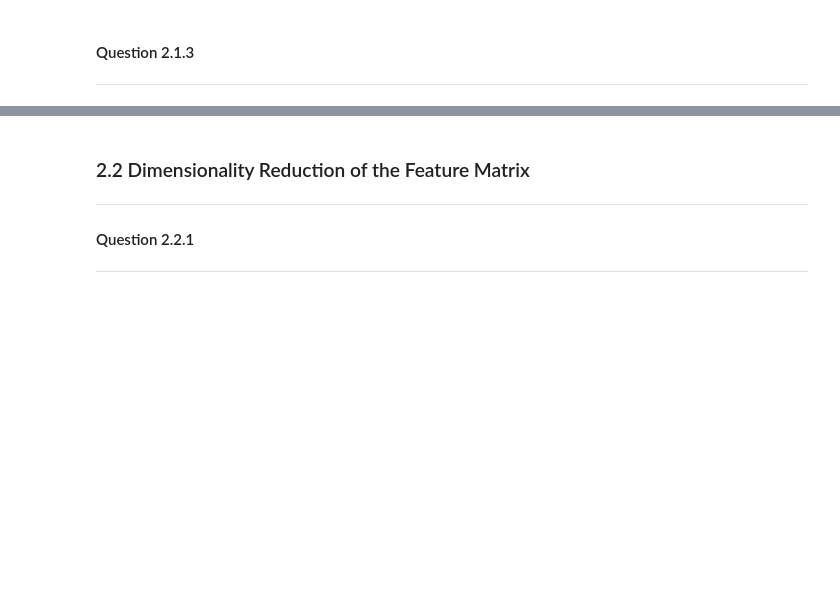
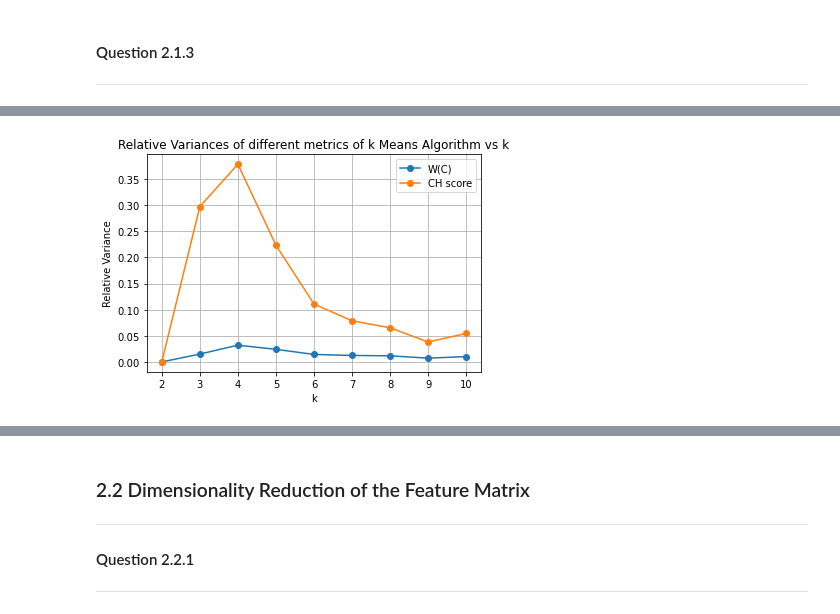
Before and after one commit to shrilekkala/data-science, a Jupyter notebook: cw2/Data Science Coursework 2.ipynb, the cells around one changed output, grey strips where cells are left out. Drawn from its saved outputs; the diff is of its cells as text; code cells hidden in the pictures; blank space fills up the shorter version.

```diff
--- a/cw2/Data Science Coursework 2.ipynb
+++ b/cw2/Data Science Coursework 2.ipynb
@@ -1316,0 +1328,7 @@ plt.show()
+# %%
+# We have 100 CH scores and 100 W(C) values for each k
+W_matrix = np.zeros((9, 100))
+CH_matrix = np.zeros((9, 100))
+for k in range(2, 11):
+    W_matrix[k-2, :] = k_means_all[k][1]
+    CH_matrix[k-2, :] = CH_scores[k]
@@ -1316,0 +1341,17 @@ plt.show()
+# %%
+# Compute the RELATIVE variances of each of the metrics for a fixed k
+W_rel_variance = np.var(W_matrix, axis=1) / np.mean(W_matrix, axis=1)
+CH_rel_variance = np.var(CH_matrix, axis=1) / np.mean(CH_matrix, axis=1)
+
+# Plot them
+plt.plot(range(2, 11), W_rel_variance, '-o', label='W(C)')
+plt.plot(range(2, 11), CH_rel_variance, '-o', label='CH score')
+plt.title("Relative Variances of different metrics of k Means Algorithm vs k")
+plt.legend()
+plt.xlabel("k")
+plt.ylabel("Relative Variance")
+plt.grid()
+plt.show()
+plt.show()
+# %% [output]
+[figure, added]
```
Also changed, not shown: parts of 71 cells of this notebook.
